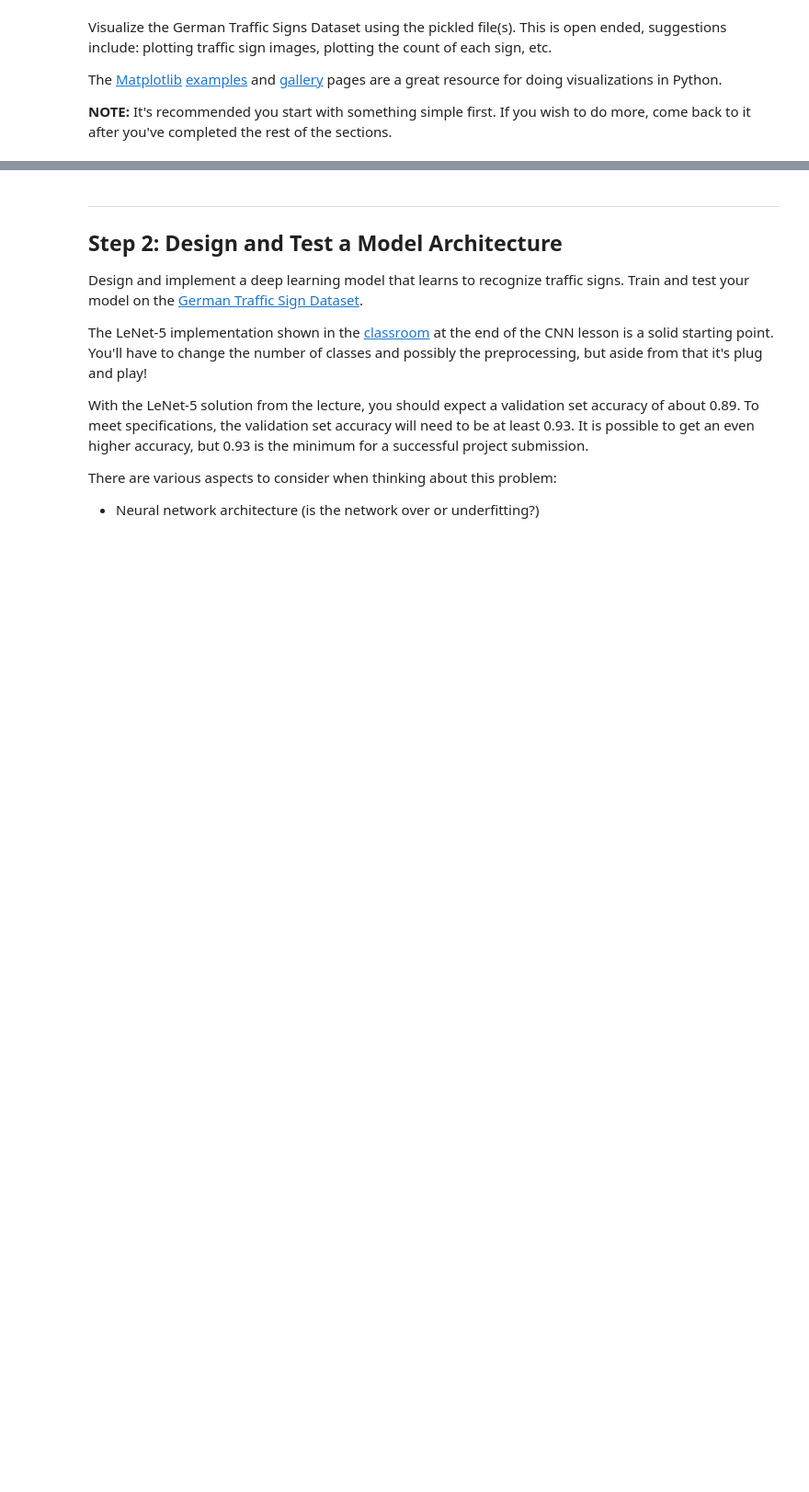
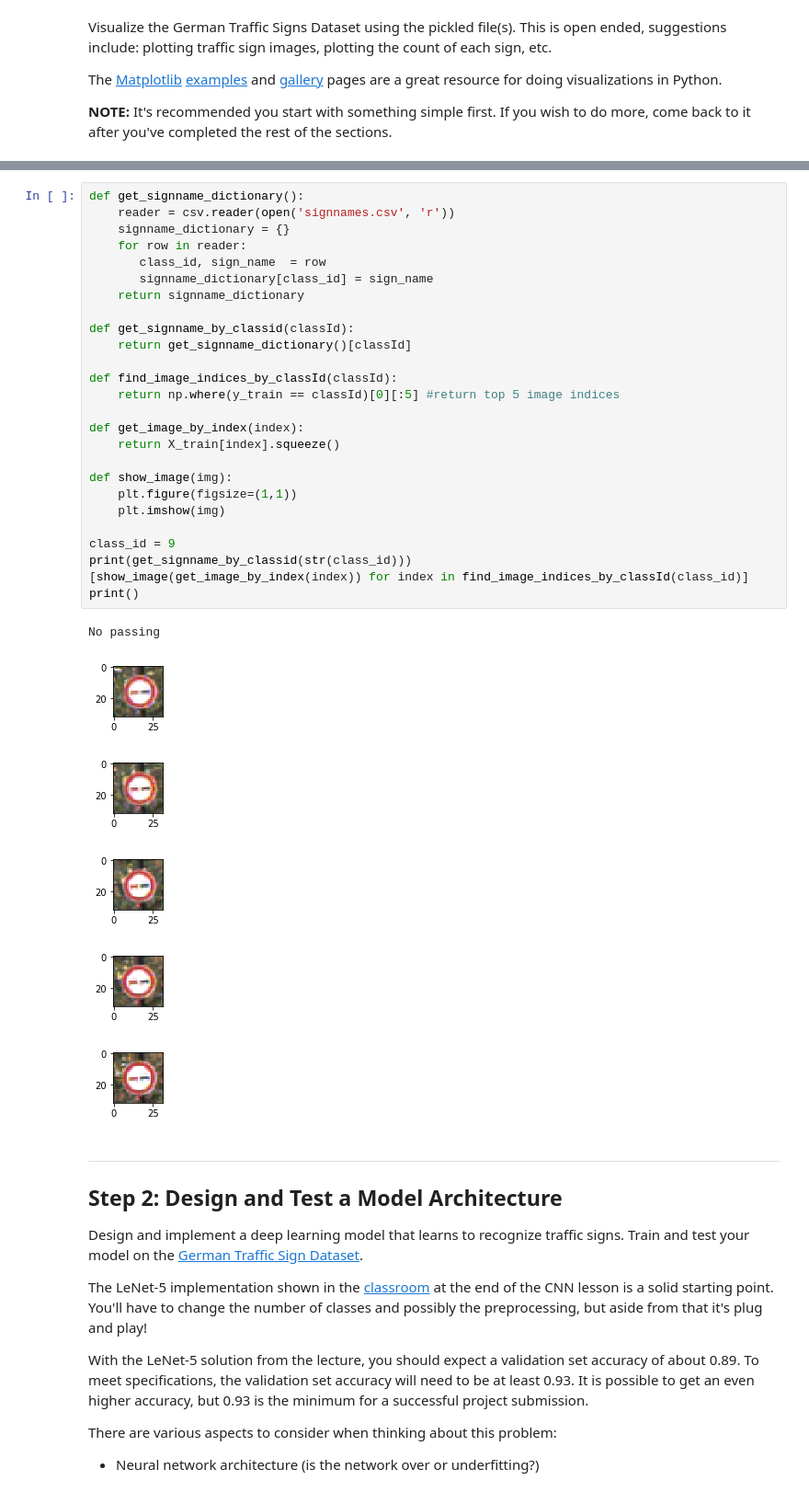
Before and after one commit to asunar/CarND-Traffic-Sign-Classifier-Project, a Jupyter notebook: Traffic_Sign_Classifier.ipynb, the cells around one changed output, grey strips where cells are left out. Shown: that part at 92% size. Drawn from its saved outputs; the diff is of its cells as text; blank space fills up the shorter version.

Commit message:
Add convenience functions to aid with traffic sign search

```diff
--- a/Traffic_Sign_Classifier.ipynb
+++ b/Traffic_Sign_Classifier.ipynb
@@ -112,3 +118,36 @@ NameError: name 'X_train' is not defined
+# %%
+def get_signname_dictionary():
+    reader = csv.reader(open('signnames.csv', 'r'))
+    signname_dictionary = {}
+    for row in reader:
+       class_id, sign_name  = row
+       signname_dictionary[class_id] = sign_name
+    return signname_dictionary
+
+def get_signname_by_classid(classId):
+    return get_signname_dictionary()[classId]
+
+def find_image_indices_by_classId(classId):
+    return np.where(y_train == classId)[0][:5] #return top 5 image indices
+
+def get_image_by_index(index):
+    return X_train[index].squeeze()
+
+def show_image(img):
+    plt.figure(figsize=(1,1))
+    plt.imshow(img)
+
+class_id = 9
+print(get_signname_by_classid(str(class_id)))
+[show_image(get_image_by_index(index)) for index in find_image_indices_by_classId(class_id)]
+print()
+# %% [output]
+No passing
+[figure, added]
+[figure, added]
+[figure, added]
+[figure, added]
+[figure, added]
 # %% [markdown]
 ----
 
```
Also changed, not shown: parts of 2 cells of this notebook.
